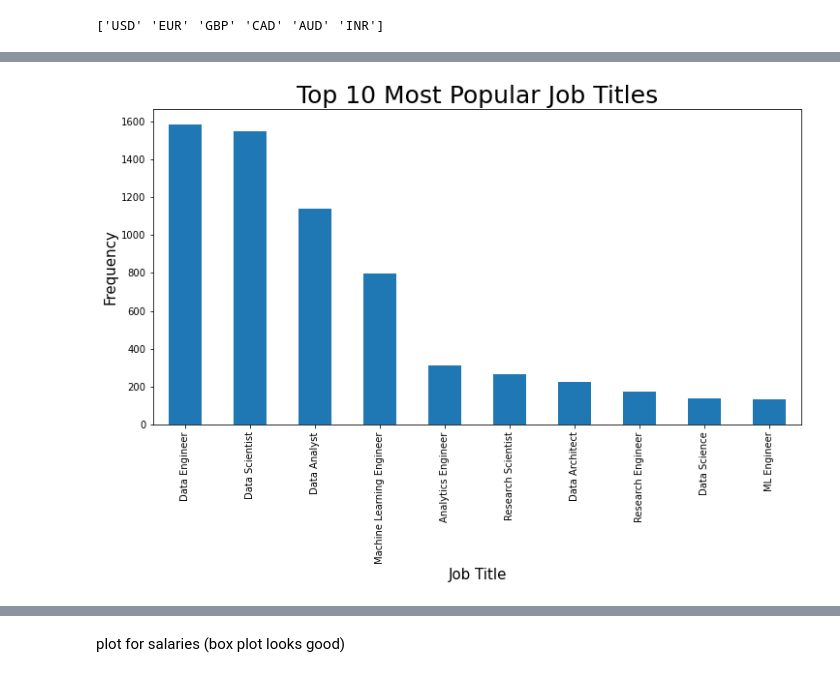
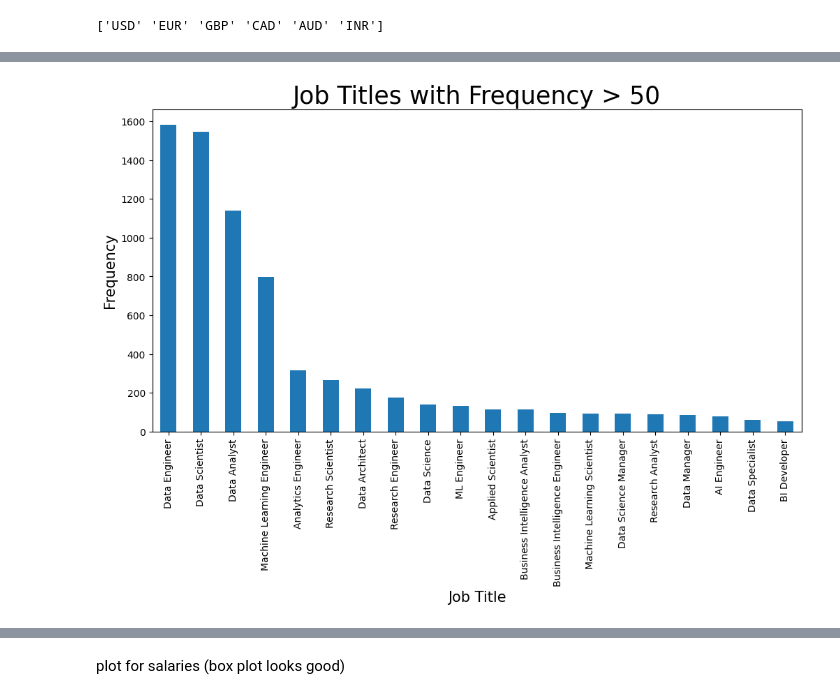
Before and after one commit to avamirm/EDA-techniques, a Jupyter notebook: Task2/task2.ipynb, the cells around one changed output, grey strips where cells are left out. Saved outputs shown, nothing was run; the diff lists cells and outputs as text; code cells hidden in the pictures.

Commit message:
Modify task2 and add some correlations

```diff
--- a/Task2/task2.ipynb
+++ b/Task2/task2.ipynb
@@ -7,3 +10,5 @@ import pandas as pd
 import matplotlib.pyplot as plt
 import seaborn as sns
 from forex_python.converter import CurrencyRates
+# %%
+EDA_DATA_FILE = 'task2.csv'
@@ -10,7 +26,7 @@ from forex_python.converter import CurrencyRates
 # %% [markdown]
 First, we load the dataset and take a look at it:
 # %%
-salaries_df = pd.read_csv('task2.csv')
+salaries_df = pd.read_csv(EDA_DATA_FILE)
 
 salaries_df
 # %% [output]
@@ -213,9 +306,12 @@ Name: Job_Title, dtype: int64
 # %%
-top_10_job_titles.plot(kind='bar', figsize=(12, 6))
+# plot all job titles sort based on frequency more than 50
+job_title_freq = salaries_df['Job_Title'].value_counts()
+job_title_freq_filtered = job_title_freq[job_title_freq > 50]
 
-plt.title('Top 10 Most Popular Job Titles', fontsize=25)
+job_title_freq_filtered.plot(kind='bar', figsize=(12, 6))
+plt.title('Job Titles with Frequency > 50', fontsize=25)
 plt.xlabel('Job Title', fontsize=15)
 plt.ylabel('Frequency', fontsize=15)
 plt.show()
 # %% [output]
-[figure, old version]
+[figure, new version]
```
Also changed, not shown: parts of 41 cells of this notebook.
